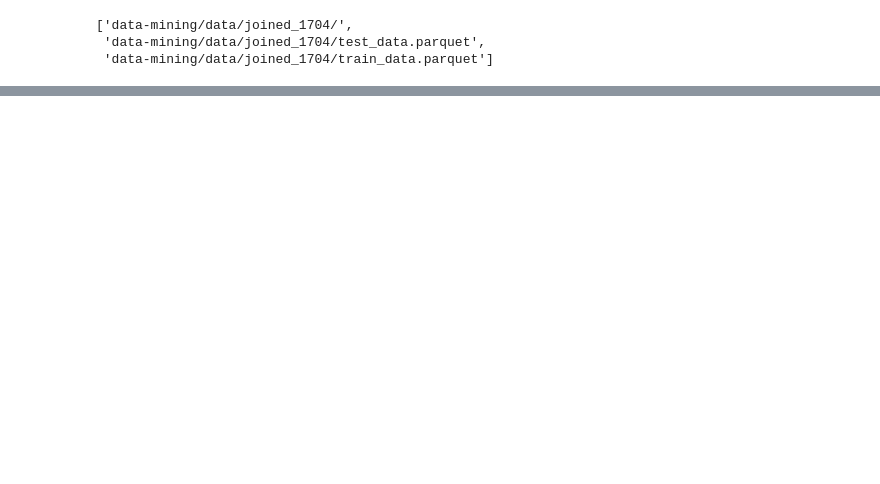
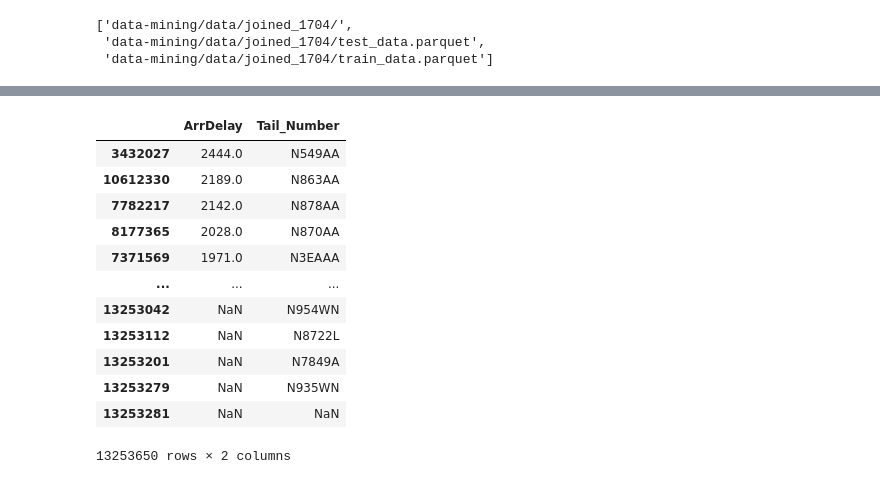
Before and after one commit to jmo2k02/ie500_data_mining_project, a Jupyter notebook: sandbox/jmro/first_eda/initial.ipynb, the cells around one changed output, grey strips where cells are left out. Saved outputs shown, nothing was run; the diff lists cells and outputs as text; code cells hidden in the pictures; blank space fills up the shorter version.

```diff
--- a/sandbox/jmro/first_eda/initial.ipynb
+++ b/sandbox/jmro/first_eda/initial.ipynb
@@ -25,0 +150,16 @@ NameError: name 'df' is not defined
+# %%
+df[["ArrDelay", "Tail_Number"]].sort_values(by="ArrDelay", ascending=False)
+# %% [output]
+|  | ArrDelay | Tail_Number |
+| 3432027 | 2444.0 | N549AA |
+| 10612330 | 2189.0 | N863AA |
+| 7782217 | 2142.0 | N878AA |
+| 8177365 | 2028.0 | N870AA |
+| 7371569 | 1971.0 | N3EAAA |
+| ... | ... | ... |
+| 13253042 | NaN | N954WN |
+| 13253112 | NaN | N8722L |
+| 13253201 | NaN | N7849A |
+| 13253279 | NaN | N935WN |
+| 13253281 | NaN | NaN |
+13253650 rows × 2 columns
```
Also changed, not shown: parts of 25 cells of this notebook, 3 other files.
